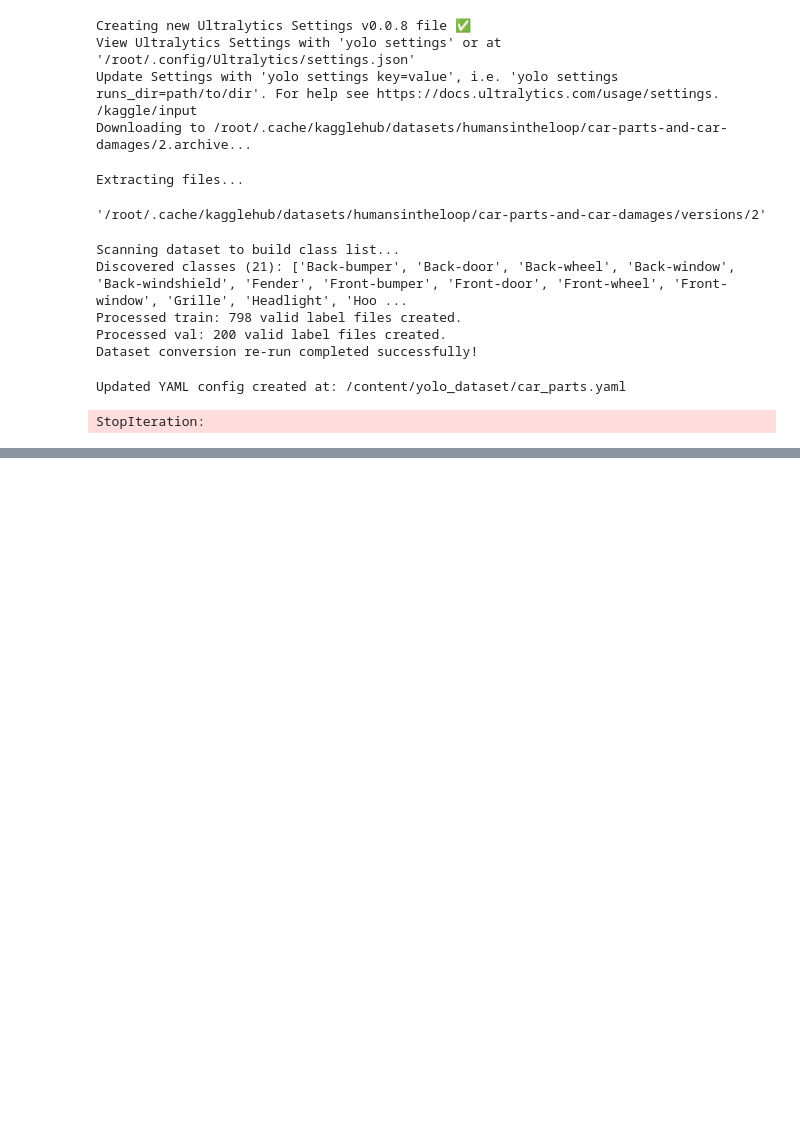
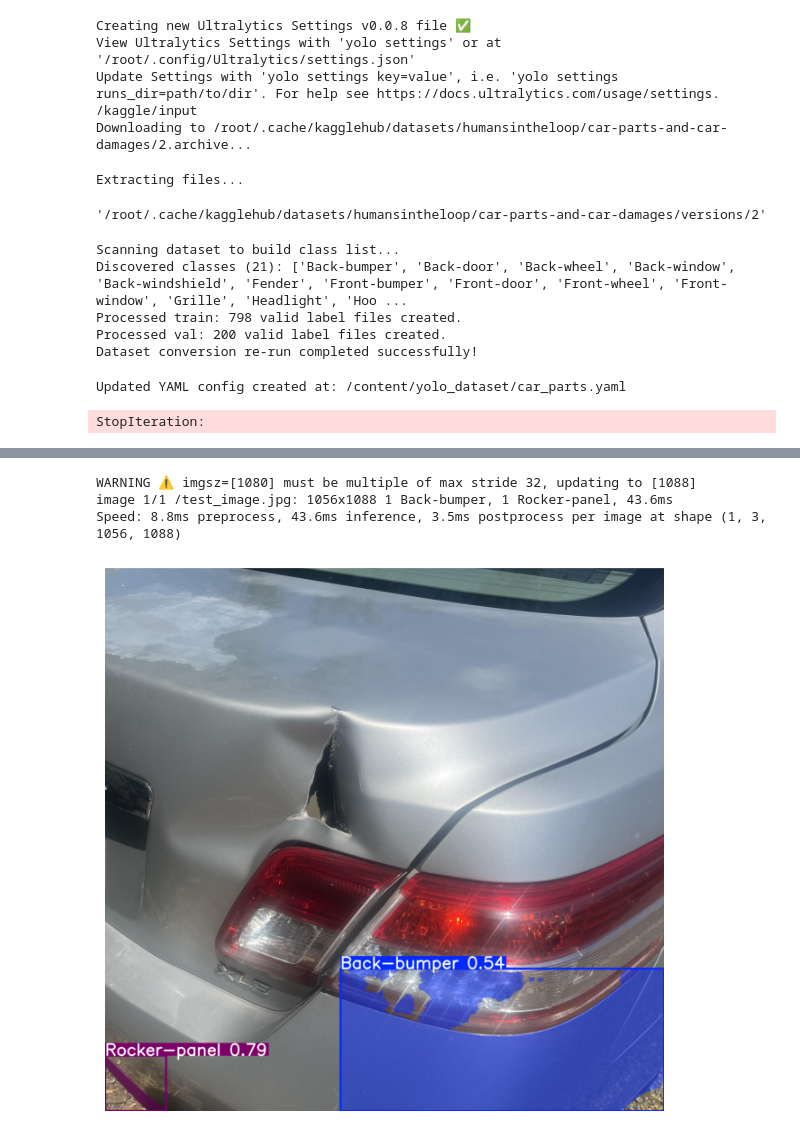
Before and after one commit to regional-specter/Vehicle-Inspection-Vision-Model, a Jupyter notebook: structural-edge-boundary-analysis.ipynb, the cells around one changed output, grey strips where cells are left out. Saved outputs shown, nothing was run; the diff lists cells and outputs as text; code cells hidden in the pictures; blank space fills up the shorter version.

Commit message:
Added YOLO-v8n model test with image

```diff
--- a/structural-edge-boundary-analysis.ipynb
+++ b/structural-edge-boundary-analysis.ipynb
@@ -233,3 +233,28 @@ Overriding model.yaml nc=80 with nc=21
             Windshield        132        132      0.961      0.962      0.983       0.88      0.956      0.955      0.966      0.832
 Speed: 1.3ms preprocess, 15.0ms inference, 0.0ms loss, 7.5ms postprocess per image
 Results saved to /content/runs/segment/train
+# %%
+from ultralytics import YOLO
+import cv2
+import matplotlib.pyplot as plt
+
+# 1. Load your newly trained custom segmentation model weights
+model = YOLO("/content/runs/segment/train/weights/best.pt")
+
+# 2. Run inference on a test image (replace with your own image path)
+test_image_path = "/test_image.jpg" # Or any sample path
+results = model(test_image_path, imgsz=1080, conf=0.4)
+
+# 3. Plot and display the segmented results inline in Colab
+res_plotted = results[0].plot()  # Draws bounding boxes, labels, and pixel-precise masks
+res_rgb = cv2.cvtColor(res_plotted, cv2.COLOR_BGR2RGB)
+
+plt.figure(figsize=(8, 8))
+plt.imshow(res_rgb)
+plt.axis('off')
+plt.show()
+# %% [output]
+WARNING ⚠️ imgsz=[1080] must be multiple of max stride 32, updating to [1088]
+image 1/1 /test_image.jpg: 1056x1088 1 Back-bumper, 1 Rocker-panel, 43.6ms
+Speed: 8.8ms preprocess, 43.6ms inference, 3.5ms postprocess per image at shape (1, 3, 1056, 1088)
+[figure, added]
```
